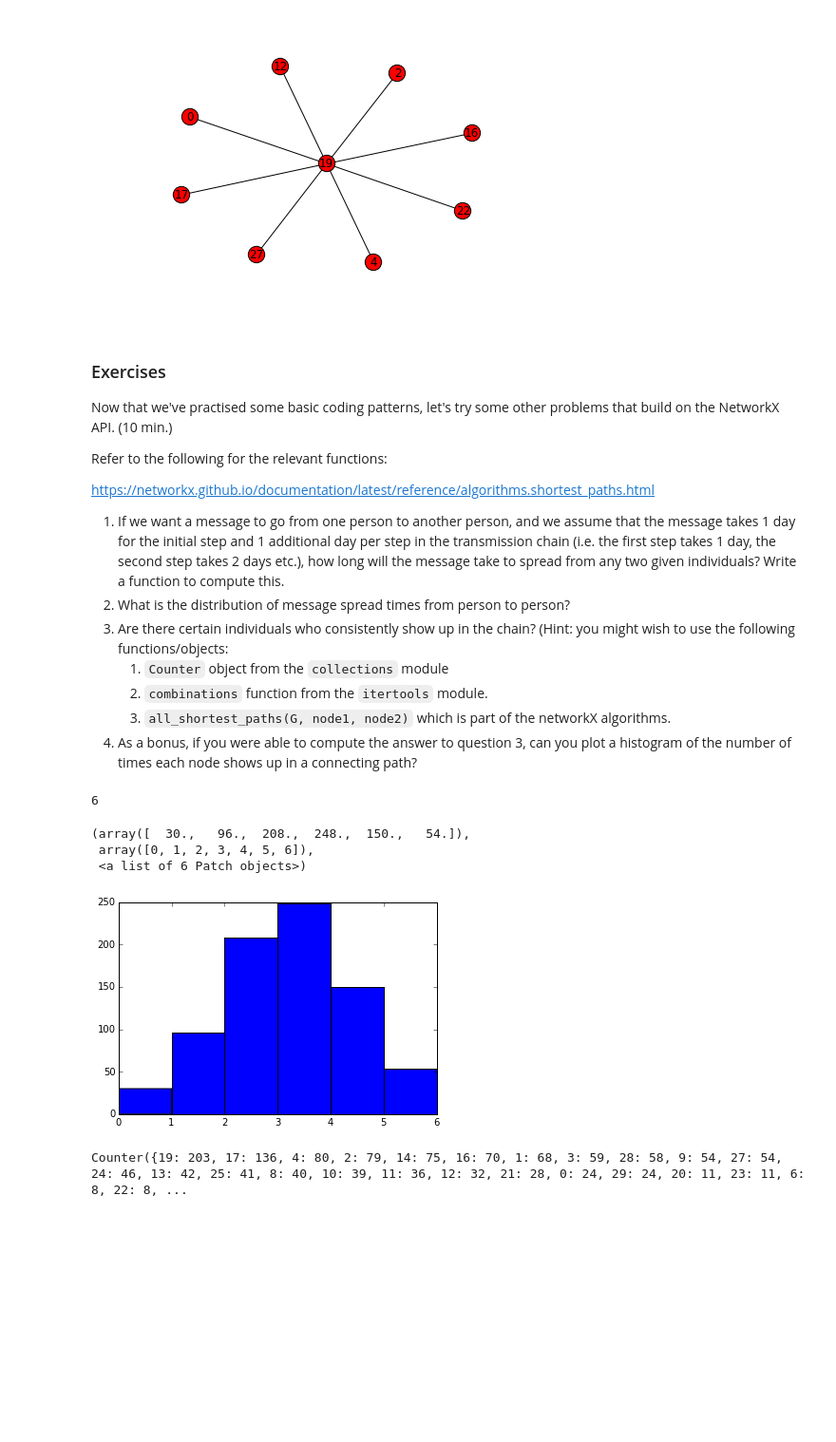
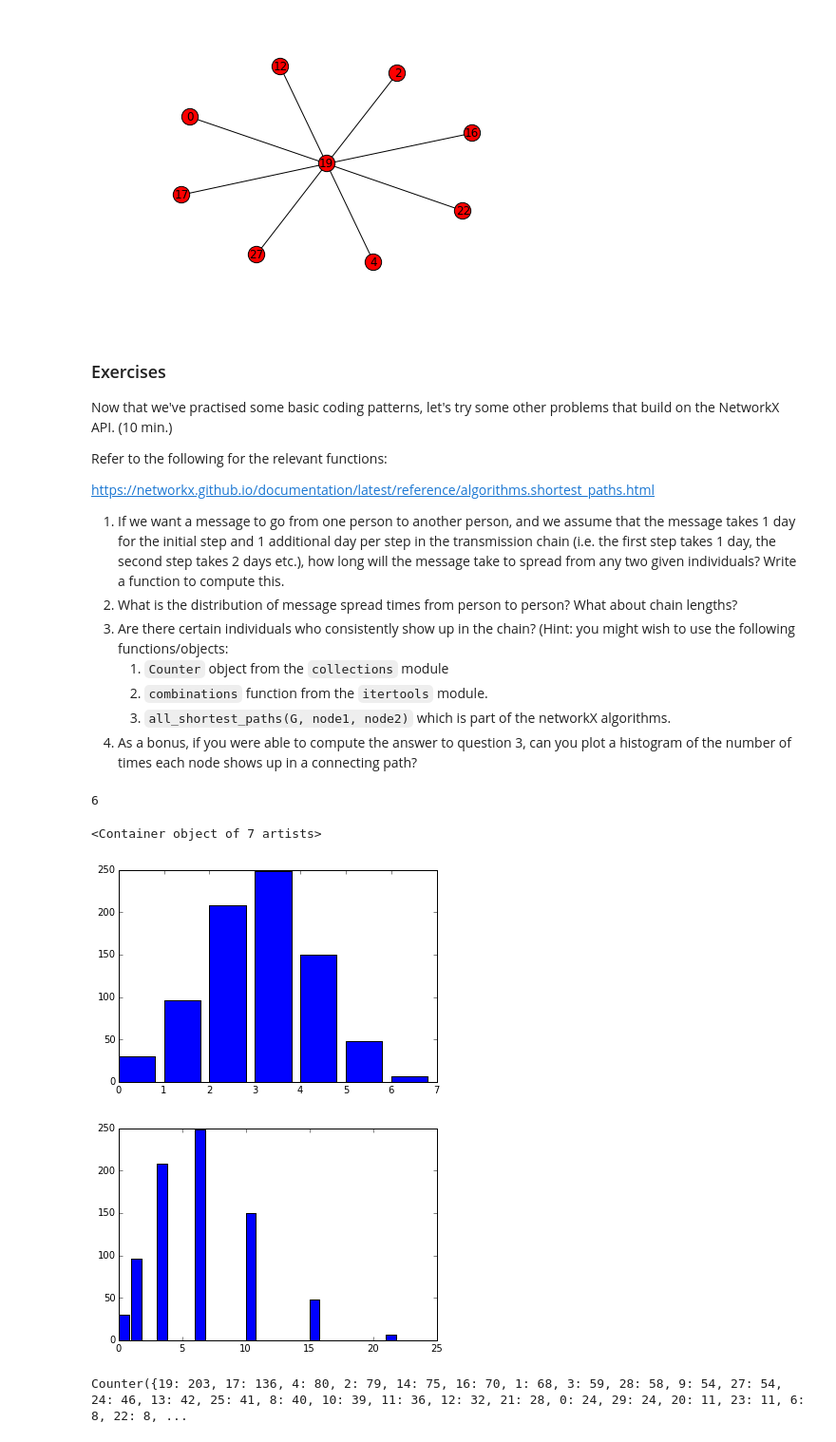
Before and after one commit to ericmjl/Network-Analysis-Made-Simple, a Jupyter notebook: 3. Hubs and Paths.ipynb, the cells around one changed output. Shown at 95% size. Drawn from its saved outputs; the diff is of its cells as text; code cells hidden in the pictures; blank space fills up the shorter version.

```diff
--- a/3. Hubs and Paths.ipynb
+++ b/3. Hubs and Paths.ipynb
@@ -298,7 +298,7 @@ Refer to the following for the relevant functions:
 https://networkx.github.io/documentation/latest/reference/algorithms.shortest_paths.html
 
 1. If we want a message to go from one person to another person, and we assume that the message takes 1 day for the initial step and 1 additional day per step in the transmission chain (i.e. the first step takes 1 day, the second step takes 2 days etc.), how long will the message take to spread from any two given individuals? Write a function to compute this.
-2. What is the distribution of message spread times from person to person?
+2. What is the distribution of message spread times from person to person? What about chain lengths?
 3. Are there certain individuals who consistently show up in the chain? (Hint: you might wish to use the following functions/objects:
     1. `Counter` object from the `collections` module
     2. `combinations` function from the `itertools` module.
@@ -321,20 +321,25 @@ compute_transmission_time(G, 14, 4)
 # %%
 # Possible answer to Question 2:
 # We need to know the length of every single shortest path between every pair of nodes.
 # If we don't put a source and target into the nx.shortest_path_length(G) function call, then
 # we get a dictionary of dictionaries, where all source-->target-->lengths are shown.
 
 lengths = []
+times = []
 for source, sink_length in nx.shortest_path_length(G).items():
     for sink, length in sink_length.items():
+        times.append(sum(range(1, length+1)))
         lengths.append(length)
 
-plt.hist(lengths, bins=range(len(set(lengths))))
+plt.figure(0)
+plt.bar(Counter(lengths).keys(), Counter(lengths).values())
+
+plt.figure(1)
+plt.bar(Counter(times).keys(), Counter(times).values())
 # %% [output]
-(array([  30.,   96.,  208.,  248.,  150.,   54.]),
- array([0, 1, 2, 3, 4, 5, 6]),
- <a list of 6 Patch objects>)
+<Container object of 7 artists>
-[figure, old version]
+[figure, new version]
+[figure, added]
 # %%
 # Possible answer to Question 3:
 from collections import Counter
```
Also changed, not shown: parts of 5 cells of this notebook.
